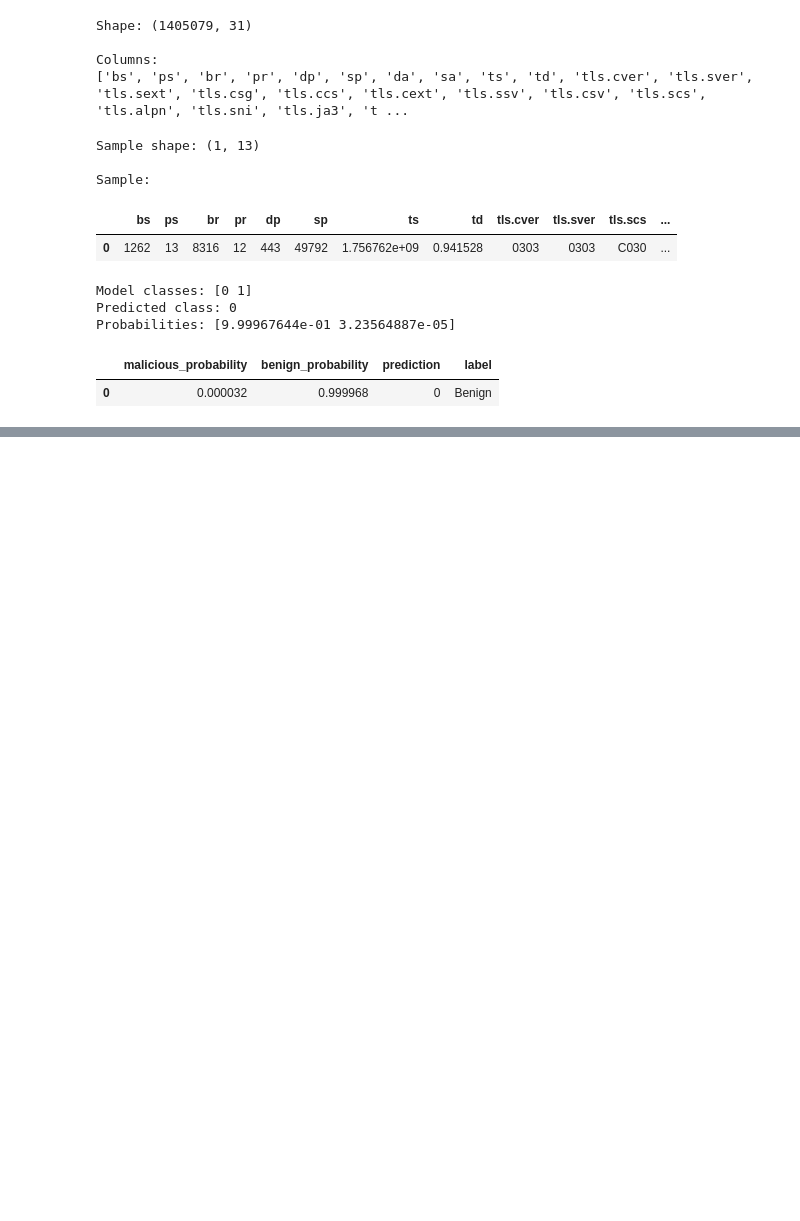
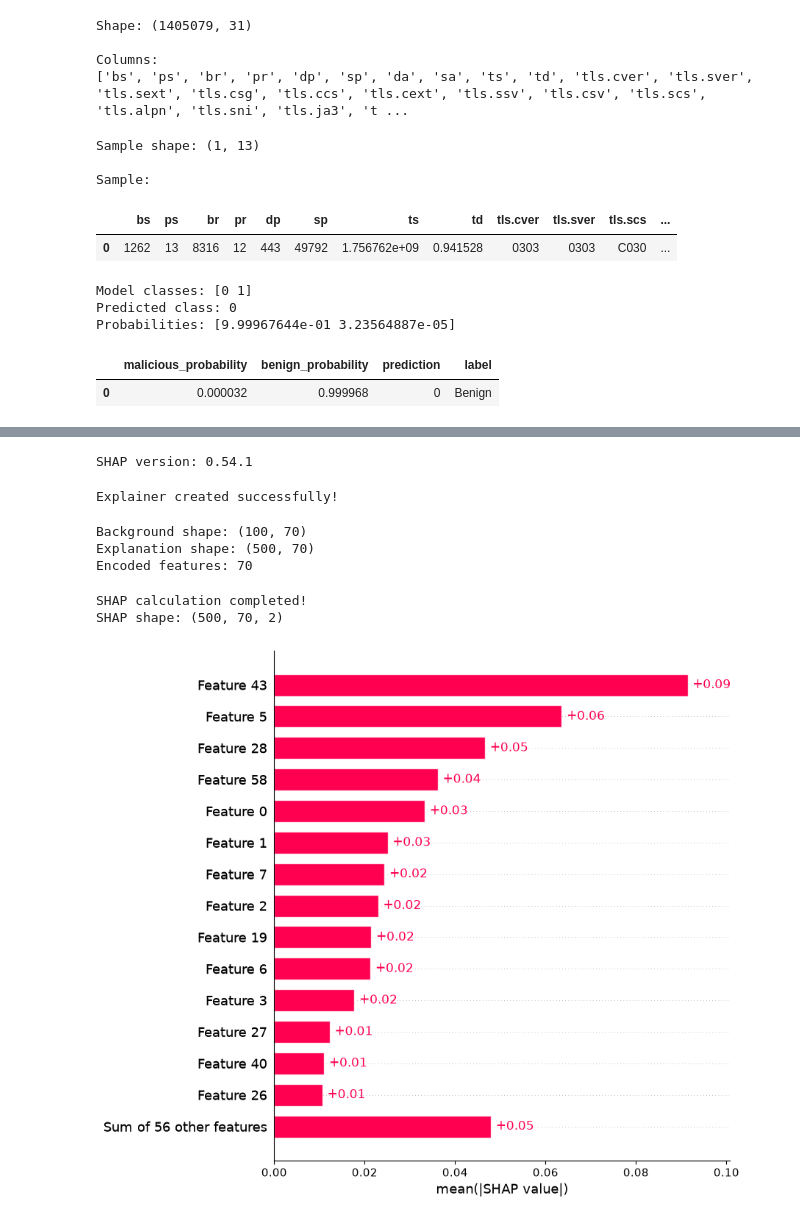
Before and after one commit to Snehakarkoli12/VPN_Threat_Detection, a Jupyter notebook: notebooks/01_data_processing.ipynb, the cells around one changed output, grey strips where cells are left out. Drawn from its saved outputs; the diff is of its cells as text; code cells hidden in the pictures; blank space fills up the shorter version.

Commit message:
Add trained models and VPN processing pipeline

```diff
--- a/notebooks/01_data_processing.ipynb
+++ b/notebooks/01_data_processing.ipynb
@@ -2546,0 +2775,70 @@ display(result)
+# %%
+import shap
+
+print("SHAP version:", shap.__version__)
+# %% [output]
+SHAP version: 0.54.1
+# %%
+import shap
+
+# Select a small background dataset
+background = X_train.sample(100, random_state=42)
+
+# Select test samples for explanation
+explain_samples = X_test.sample(500, random_state=42)
+
+# Create SHAP explainer using the complete pipeline
+explainer = shap.Explainer(
+    rf_sg_model.predict_proba,
+    background
+)
+
+print("Explainer created successfully!")
+# %% [output]
+Explainer created successfully!
+# %%
+from scipy import sparse
+
+preprocessor = rf_sg_model.named_steps["preprocessor"]
+classifier = rf_sg_model.named_steps["classifier"]
+
+# Transform using our fitted preprocessing pipeline
+background_transformed = preprocessor.transform(background)
+
+explain_transformed = preprocessor.transform(explain_samples)
+
+# Convert sparse matrices to dense if necessary
+if sparse.issparse(background_transformed):
+    background_transformed = background_transformed.toarray()
+
+if sparse.issparse(explain_transformed):
+    explain_transformed = explain_transformed.toarray()
+
+# Get encoded feature names
+feature_names = preprocessor.get_feature_names_out()
+
+print("Background shape:", background_transformed.shape)
+print("Explanation shape:", explain_transformed.shape)
+print("Encoded features:", len(feature_names))
+# %% [output]
+Background shape: (100, 70)
+Explanation shape: (500, 70)
+Encoded features: 70
+# %%
+shap_values = tree_explainer(
+    explain_transformed,
+    check_additivity=False
+)
+
+print("SHAP calculation completed!")
+print("SHAP shape:", shap_values.values.shape)
+# %% [output]
+SHAP calculation completed!
+SHAP shape: (500, 70, 2)
+# %%
+shap.plots.bar(
+    shap_values[:, :, 1],
+    max_display=15
+)
+# %% [output]
+[figure, added]
```
Also changed, not shown: parts of 49 cells of this notebook, 6 other files.
